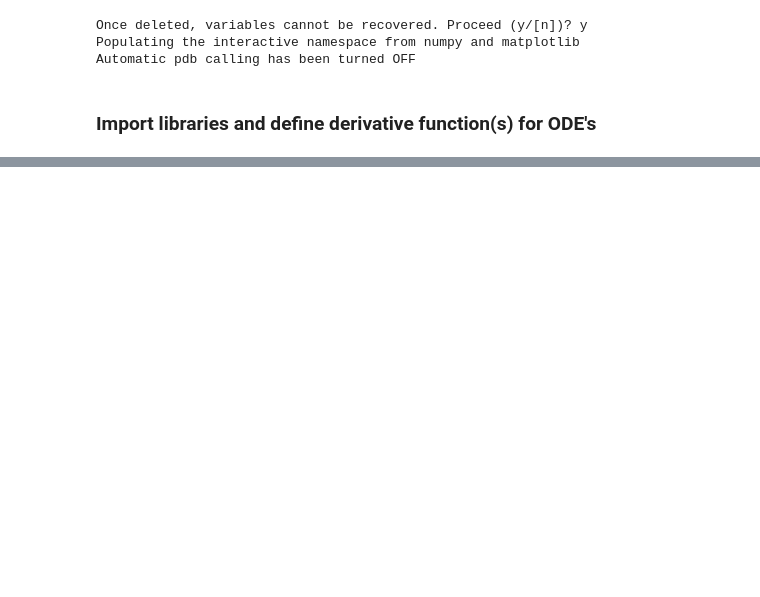
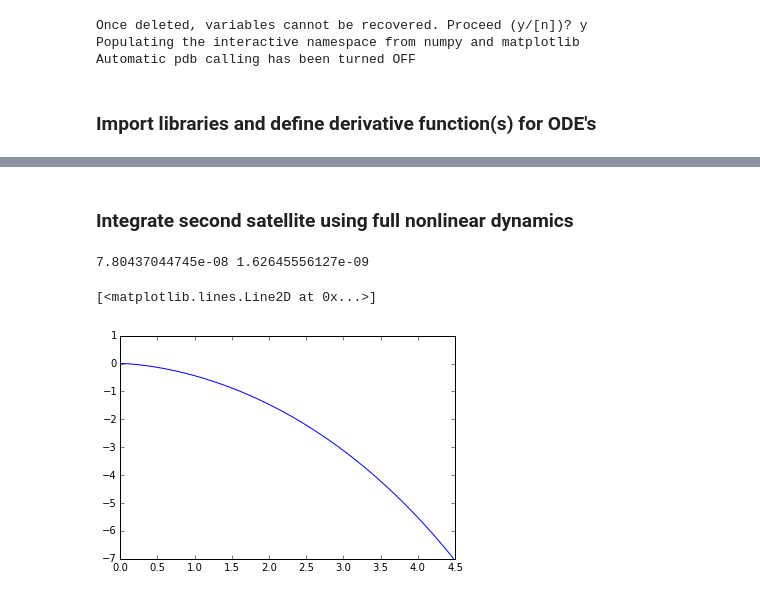
Before and after one commit to aerosara/thesis, a Jupyter notebook: notebooks/Waypoints And DV Computation.ipynb, the cells around one changed output, grey strips where cells are left out. Drawn from its saved outputs; the diff is of its cells as text; code cells hidden in the pictures; blank space fills up the shorter version.

```diff
--- a/notebooks/Waypoints And DV Computation.ipynb
+++ b/notebooks/Waypoints And DV Computation.ipynb
@@ -164,0 +149,11 @@ timespanTest [  0.00000000e+00   8.19779497e-06   1.63955899e-05   2.45933849e-0
+# %% [markdown]
+### Integrate second satellite using full nonlinear dynamics
+# %%
+
+# Compare linear relmo propagation to nonlinear dynamics
+print np.amax(np.absolute(dx_LINEAR)), np.amax(np.absolute(dy_LINEAR))
+plot((dx_NONLIN - dx_LINEAR)/np.amax(np.absolute(dx_LINEAR))*100.0, (dy_NONLIN - dy_LINEAR)/np.amax(np.absolute(dy_LINEAR))*100.0)
+# %% [output]
+7.80437044745e-08 1.62645556127e-09
+[<matplotlib.lines.Line2D at 0x...>]
+[figure, added]
```
Also changed, not shown: parts of 6 cells of this notebook, 4 other files.
